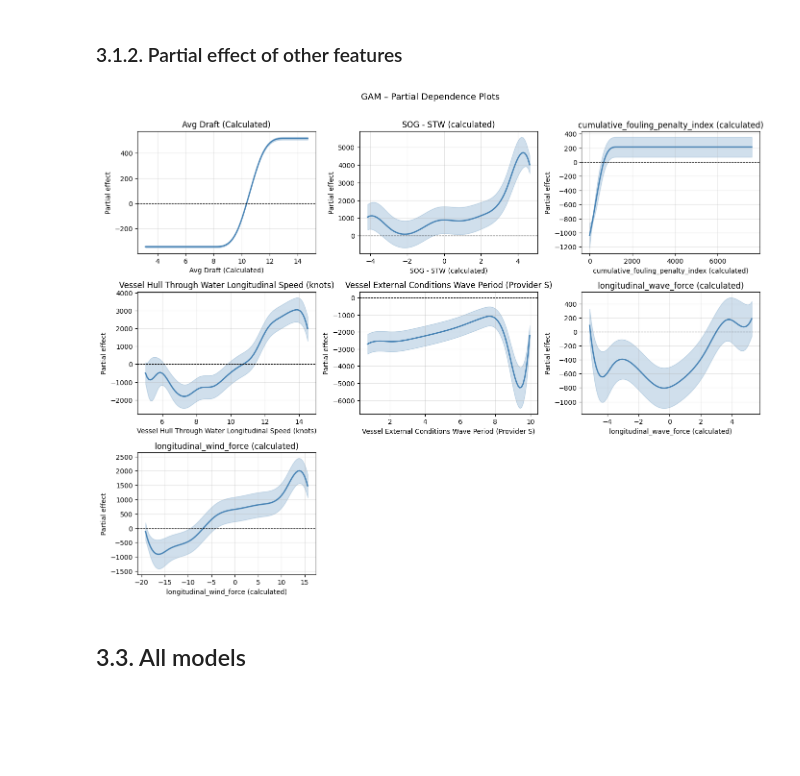
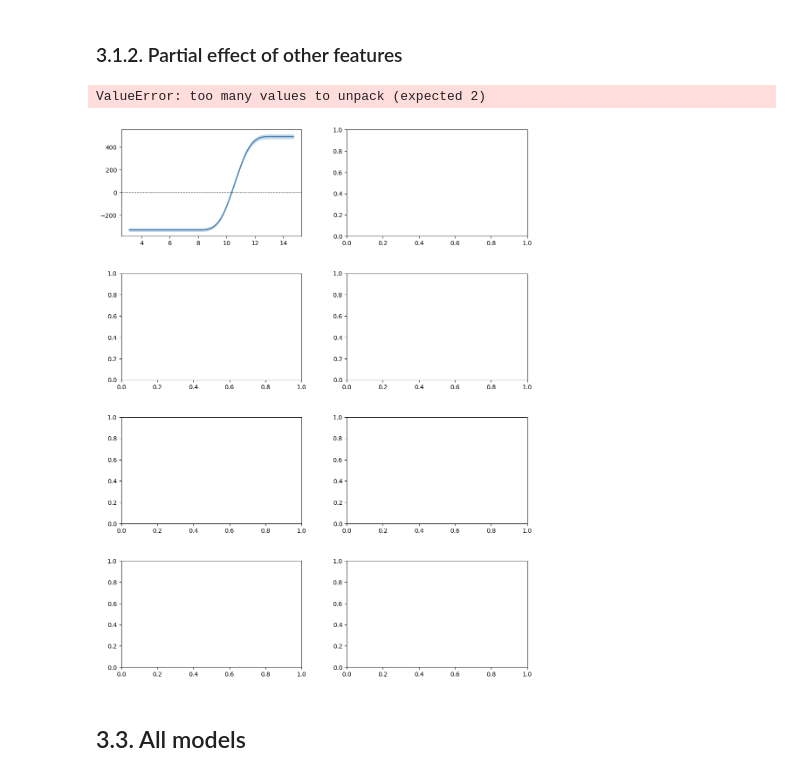
Before and after one commit to AugustBjerg/Master-s-thesis, a Jupyter notebook: code/modelling/notebooks/evaluation.ipynb, the cells around one changed output. Cells and saved outputs as stored; diff of their text form; code cells hidden in the pictures; blank space fills up the shorter version.

```diff
--- a/code/modelling/notebooks/evaluation.ipynb
+++ b/code/modelling/notebooks/evaluation.ipynb
@@ -911,9 +944,16 @@ def plot_gam_partial_dependence(pipeline, figsize_per_row=(14, 3.5)):
     plt.tight_layout()
     plt.show()
 # %%
-plot_gam_partial_dependence(model_pipelines_incl_foul["GAM"])
+visualize_all_terms_with_scatter(
+    X=X_train,
+    pipeline=model_pipelines_incl_foul["GAM"],
+    n_grid=100,
+    n_cols=2,                    # two features per line
+    figsize_per_col=(6, 4),      # tweak if still cramped
+)
 # %% [output]
+ValueError: too many values to unpack (expected 2)
-[figure, old version]
+[figure, new version]
 # %% [markdown]
 ## 3.3. All models
 # %% [markdown]
```
Also changed, not shown: parts of 15 cells of this notebook, 12 other files.
